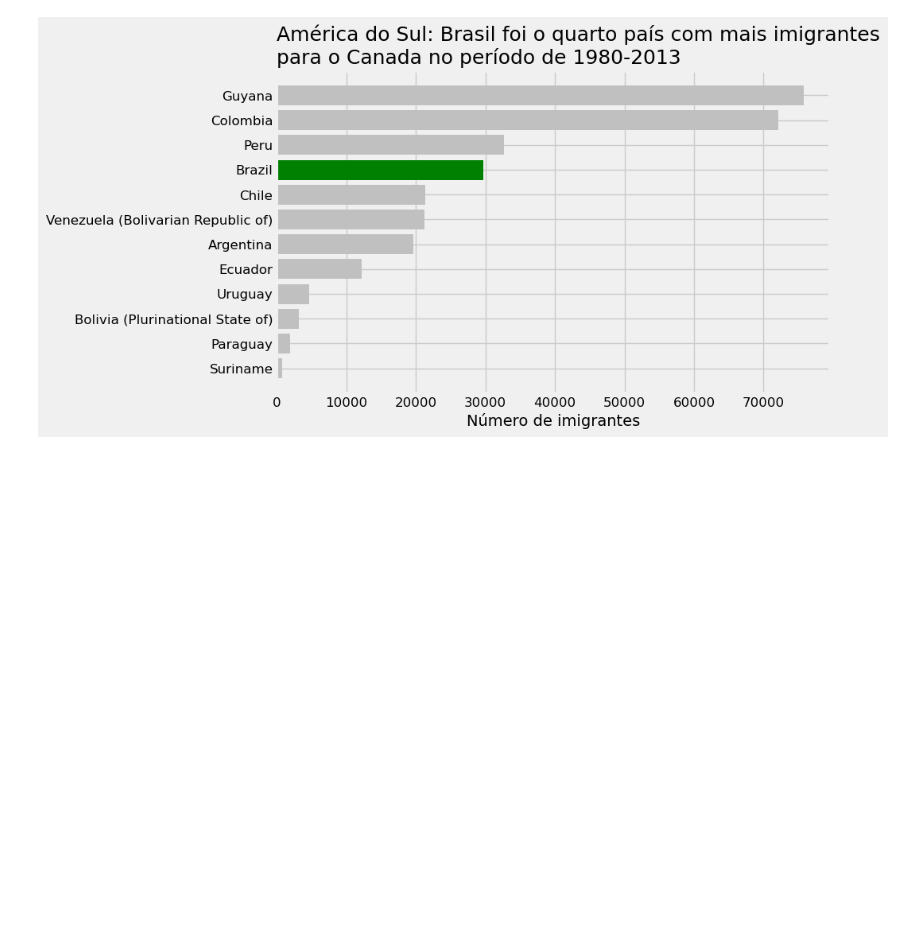
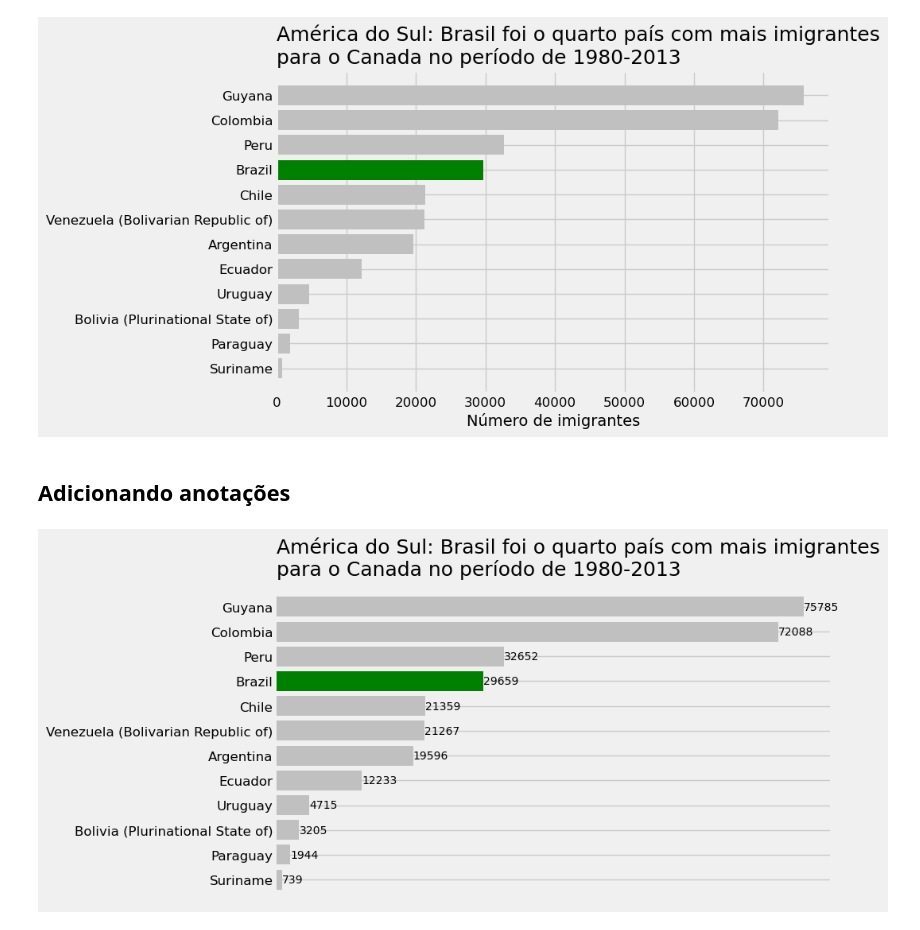
Before and after one commit to joaodamasio/trabalhando-com-dados-de-uma-empresa-de-consultoria, a Jupyter notebook: visualizacoes.ipynb, the cells around one changed output. Cells and saved outputs as stored; diff of their text form; code cells hidden in the pictures; blank space fills up the shorter version.

Commit message:
Adicionando anotacoes

```diff
--- a/visualizacoes.ipynb
+++ b/visualizacoes.ipynb
@@ -414,3 +414,34 @@ ax.xaxis.set_tick_params(labelsize=12)
 ax.yaxis.set_tick_params(labelsize=12);
 # %% [output]
 [figure]
+# %% [markdown]
+## Adicionando anotações
+# %%
+cores = []
+
+for pais in america_sul_sorted.index:
+    if pais == 'Brazil':
+        cores.append('green')
+    else:
+        cores.append('silver')
+
+fig, ax = plt.subplots(figsize=(8,5))
+
+ax.barh(america_sul_sorted.index, america_sul_sorted['Total'], color=cores)
+ax.set_title('América do Sul: Brasil foi o quarto país com mais imigrantes\npara o Canada no período de 1980-2013', loc='left', fontsize=18)
+ax.set_xlabel('Número de imigrantes', fontsize=14)
+ax.set_ylabel('')
+ax.xaxis.set_tick_params(labelsize=12)
+ax.yaxis.set_tick_params(labelsize=12)
+
+# Adicionando numero total de pessoas que imigram dos seus paises para o canada na barra
+for i, var in enumerate(america_sul_sorted['Total']):
+    ax.text(var+20,i, str(var), color='black', fontsize=10, ha='left', va='center')
+
+# Removendo borda da caixa
+ax.set_frame_on(False)
+# Removendo valores do eixo X
+ax.get_xaxis().set_visible(False)
+ax.tick_params(axis='both', which='both', length=0);
+# %% [output]
+[figure, added]
```
